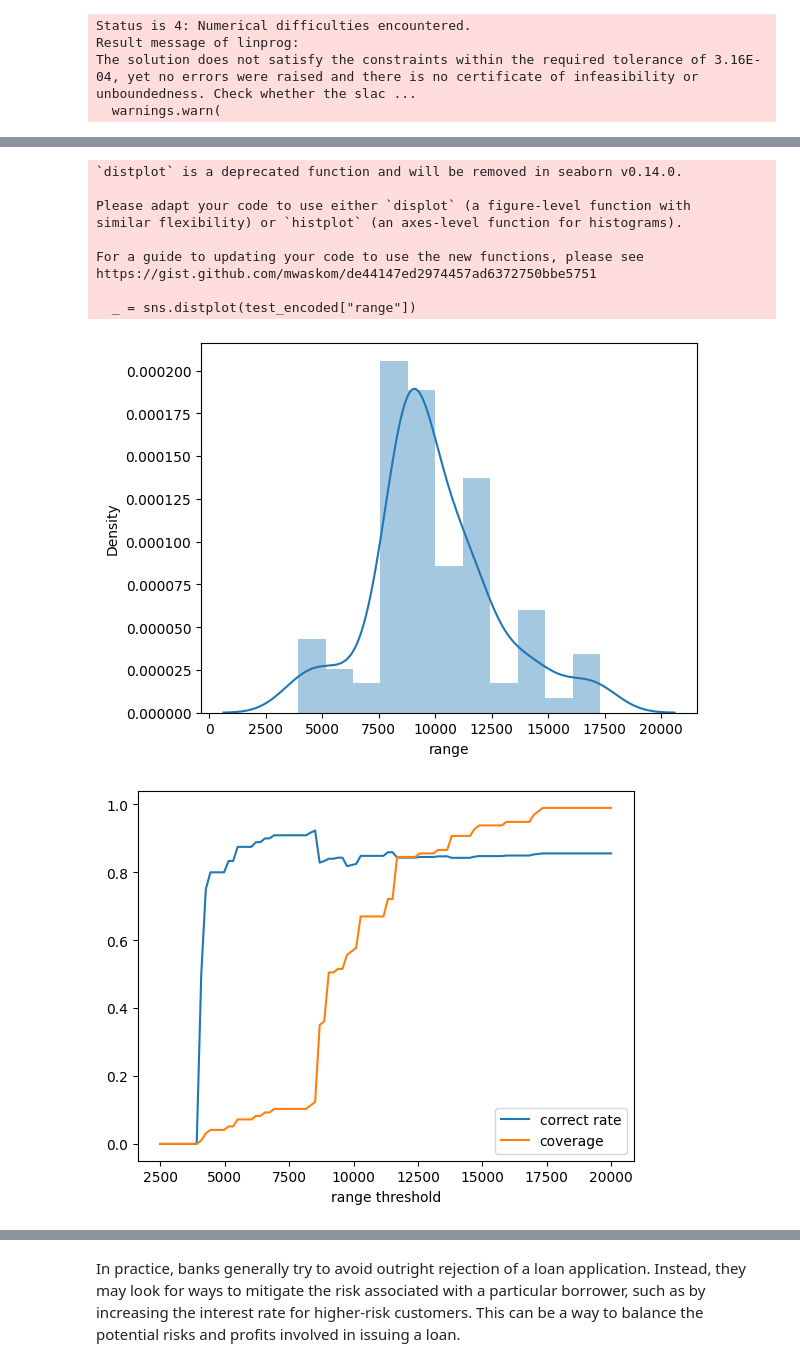
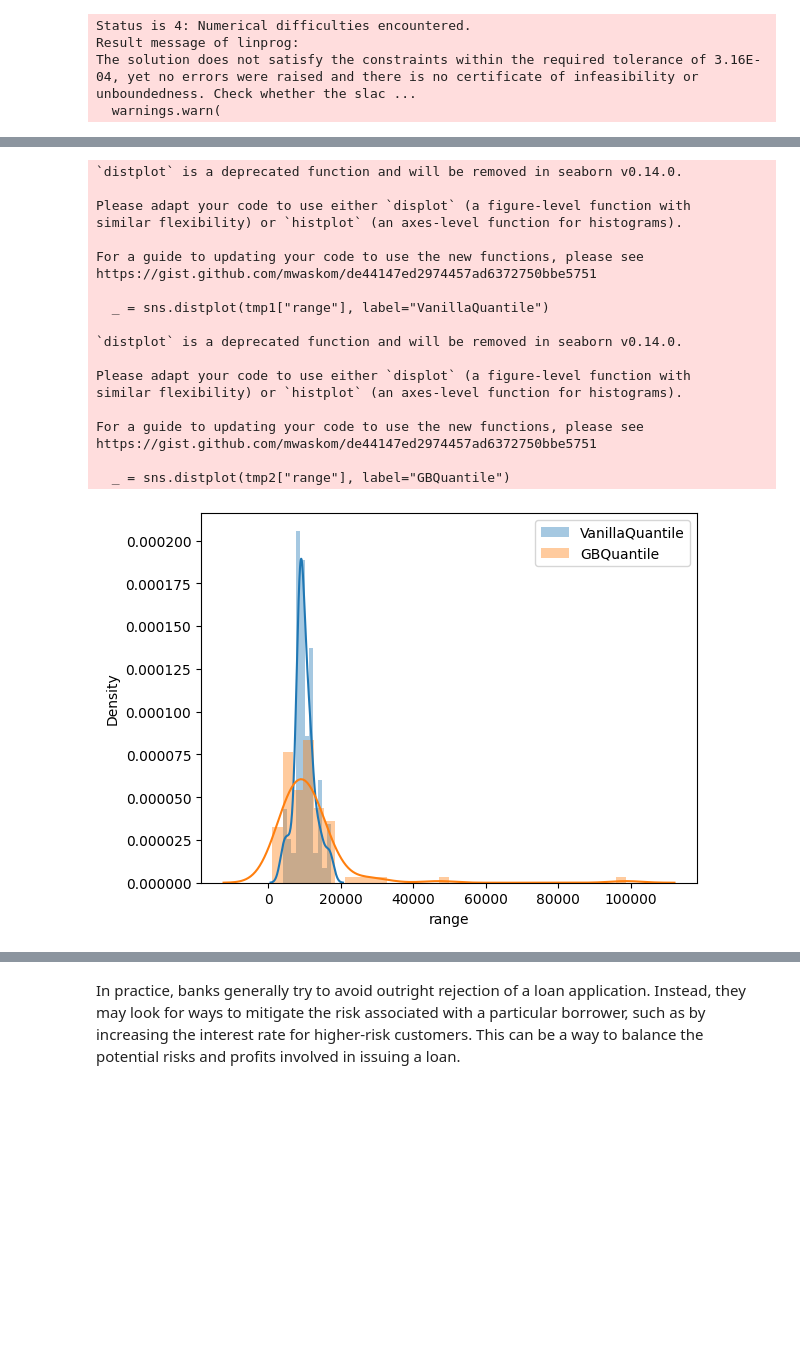
Before and after one commit to nutorbit/uncertainty-modeling, a Jupyter notebook: notebooks/01_proxy_income.ipynb, the cells around one changed output, grey strips where cells are left out. Cells and saved outputs as stored; diff of their text form; code cells hidden in the pictures; blank space fills up the shorter version.

```diff
--- a/notebooks/01_proxy_income.ipynb
+++ b/notebooks/01_proxy_income.ipynb
@@ -79,6 +93,12 @@ Status is 4: Numerical difficulties encountered.
 Result message of linprog:
 The solution does not satisfy the constraints within the required tolerance of 3.16E-04, yet no errors were raised and there is no certificate of infeasibility or unboundedness. Check whether the slac ...
   warnings.warn(
+# %%
+model2 = VanillaQuantileRegression(mode=2)
+_ = model2.fit(
+    train_encoded.drop("ApplicantIncome", axis=1),
+    train_encoded["ApplicantIncome"]
+)
 # %%
 test_encoded = apply_encoders(
     df=test,
@@ -88,5 +108,6 @@ test_encoded = apply_encoders(
     target="ApplicantIncome"
 )
 # %%
-pred = model.predict(test_encoded.drop("ApplicantIncome", axis=1), False)
+pred1 = model1.predict(test_encoded.drop("ApplicantIncome", axis=1), False)
+pred2 = model2.predict(test_encoded.drop("ApplicantIncome", axis=1), False)
 # %%
@@ -102,16 +134,33 @@ _ = plt.legend()
-# %%
-test_encoded[["lower_bound", "pred", "upper_bound"]] = pred
-test_encoded["range"] = test_encoded["upper_bound"] - test_encoded["lower_bound"]
+# %%
+tmp1 = test_encoded[["ApplicantIncome"]].copy()
+tmp1[["lower_bound", "pred", "upper_bound"]] = pred1
+tmp1["range"] = tmp1["upper_bound"] - tmp1["lower_bound"]
+
+tmp2 = test_encoded[["ApplicantIncome"]].copy()
+tmp2[["lower_bound", "pred", "upper_bound"]] = pred2
+tmp2["range"] = tmp2["upper_bound"] - tmp2["lower_bound"]
 # %%
-_ = sns.distplot(test_encoded["range"])
+_ = sns.distplot(tmp1["range"], label="VanillaQuantile")
+_ = sns.distplot(tmp2["range"], label="GBQuantile")
+_ = plt.legend()
 # %% [output]
 `distplot` is a deprecated function and will be removed in seaborn v0.14.0.
 
 Please adapt your code to use either `displot` (a figure-level function with
 similar flexibility) or `histplot` (an axes-level function for histograms).
 
 For a guide to updating your code to use the new functions, please see
 https://gist.github.com/mwaskom/de44147ed2974457ad6372750bbe5751
 
-  _ = sns.distplot(test_encoded["range"])
+  _ = sns.distplot(tmp1["range"], label="VanillaQuantile")
+
+`distplot` is a deprecated function and will be removed in seaborn v0.14.0.
+
+Please adapt your code to use either `displot` (a figure-level function with
+similar flexibility) or `histplot` (an axes-level function for histograms).
+
+For a guide to updating your code to use the new functions, please see
+https://gist.github.com/mwaskom/de44147ed2974457ad6372750bbe5751
+
+  _ = sns.distplot(tmp2["range"], label="GBQuantile")
-[figure, old version]
+[figure, new version]
@@ -131,7 +166,0 @@ res = np.array(res)
-# %%
-_ = plt.plot(res[:, 0], res[:, 1], label="correct rate")
-_ = plt.plot(res[:, 0], res[:, 2], label="coverage")
-_ = plt.xlabel("range threshold")
-_ = plt.legend()
-# %% [output]
-[figure, removed]
```
Also changed, not shown: parts of 8 cells of this notebook.
